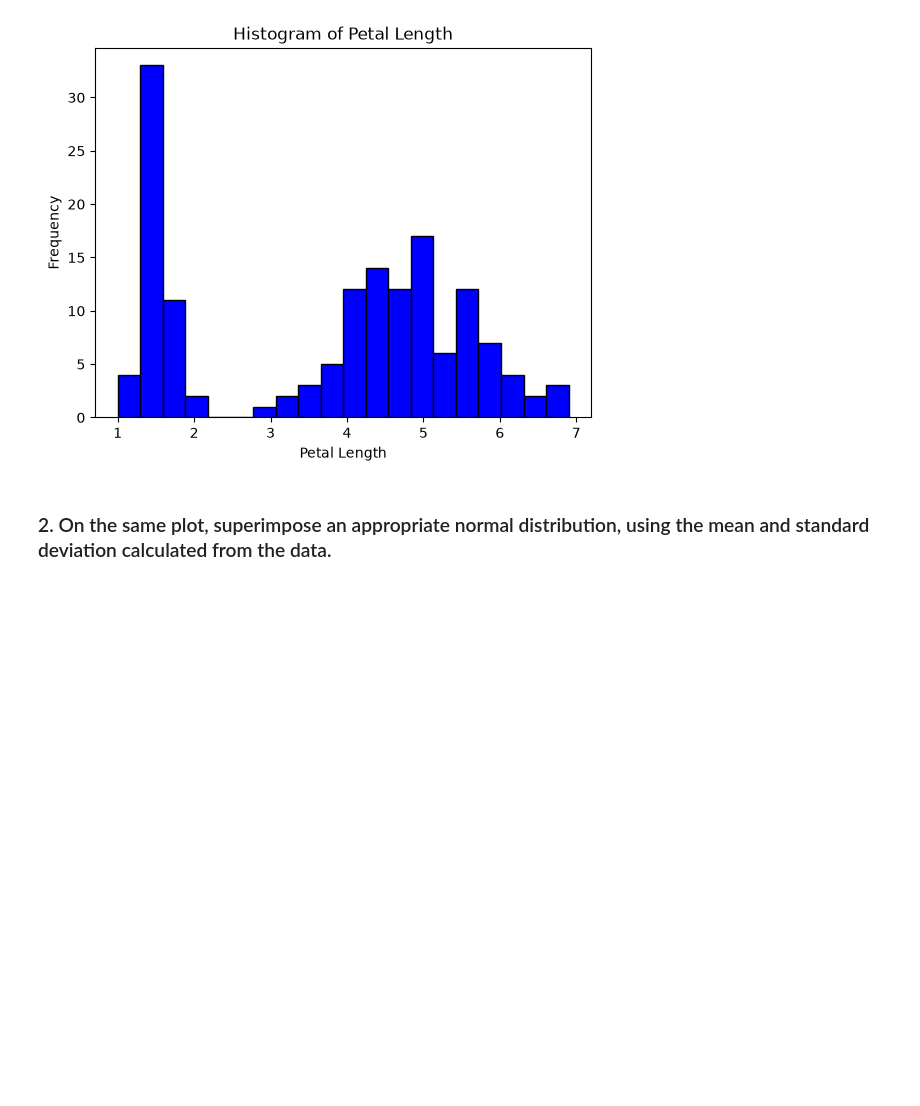
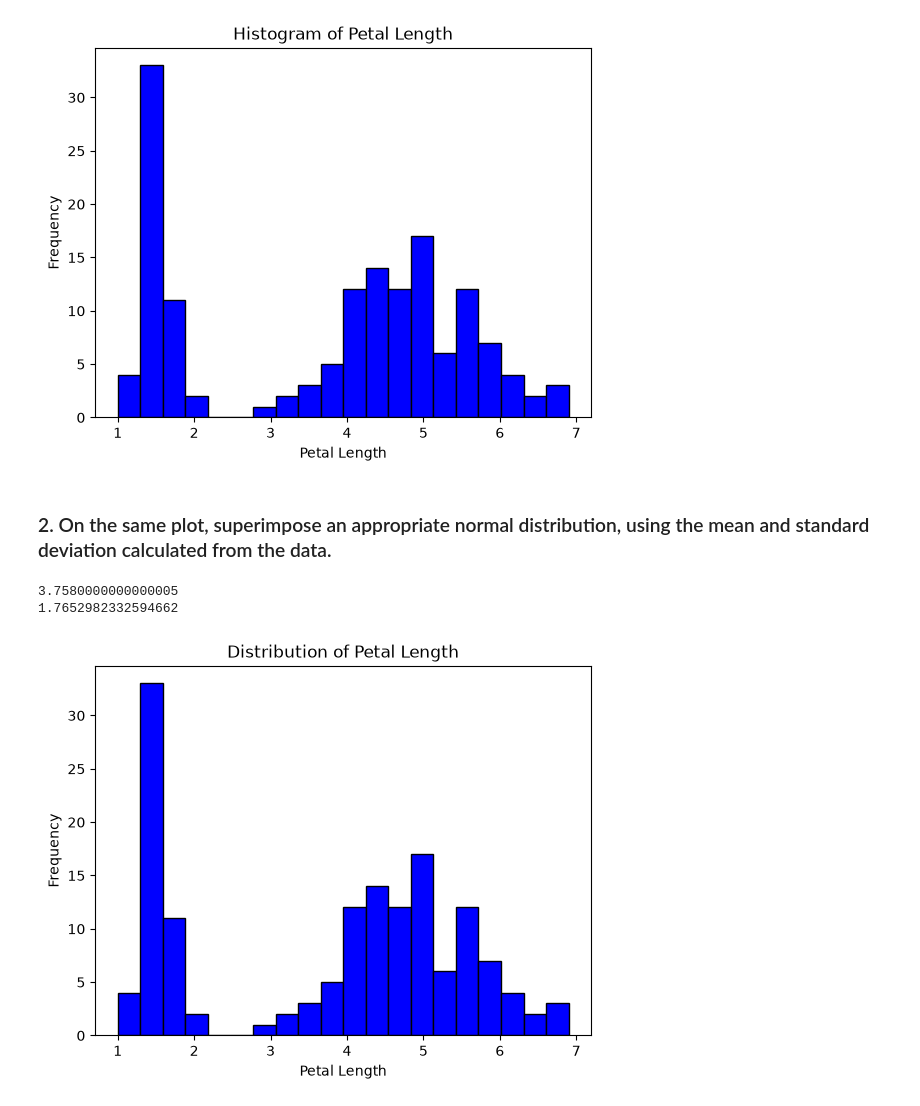
Before and after one commit to dimon-ua/assessment-submission, a Jupyter notebook: problems.ipynb, the cells around one changed output. Saved outputs shown, nothing was run; the diff lists cells and outputs as text; code cells hidden in the pictures; blank space fills up the shorter version.

Commit message:
Plot petal length col from df

```diff
--- a/problems.ipynb
+++ b/problems.ipynb
@@ -47,3 +47,18 @@ mean_value = df['petal_length'].mean()
 
 # https://pandas.pydata.org/docs/reference/api/pandas.DataFrame.std.html#pandas-dataframe-std
 std_value = df['petal_length'].std()
+# %%
+print(mean_value)
+print(std_value)
+# %% [output]
+3.7580000000000005
+1.7652982332594662
+# %%
+# Plotting the petal length column from the DataFrame
+plt.hist(df['petal_length'], bins=20, color='blue', edgecolor='black')
+plt.xlabel('Petal Length')
+plt.ylabel('Frequency')
+plt.title('Distribution of Petal Length')
+plt.show()
+# %% [output]
+[figure, added]
```
